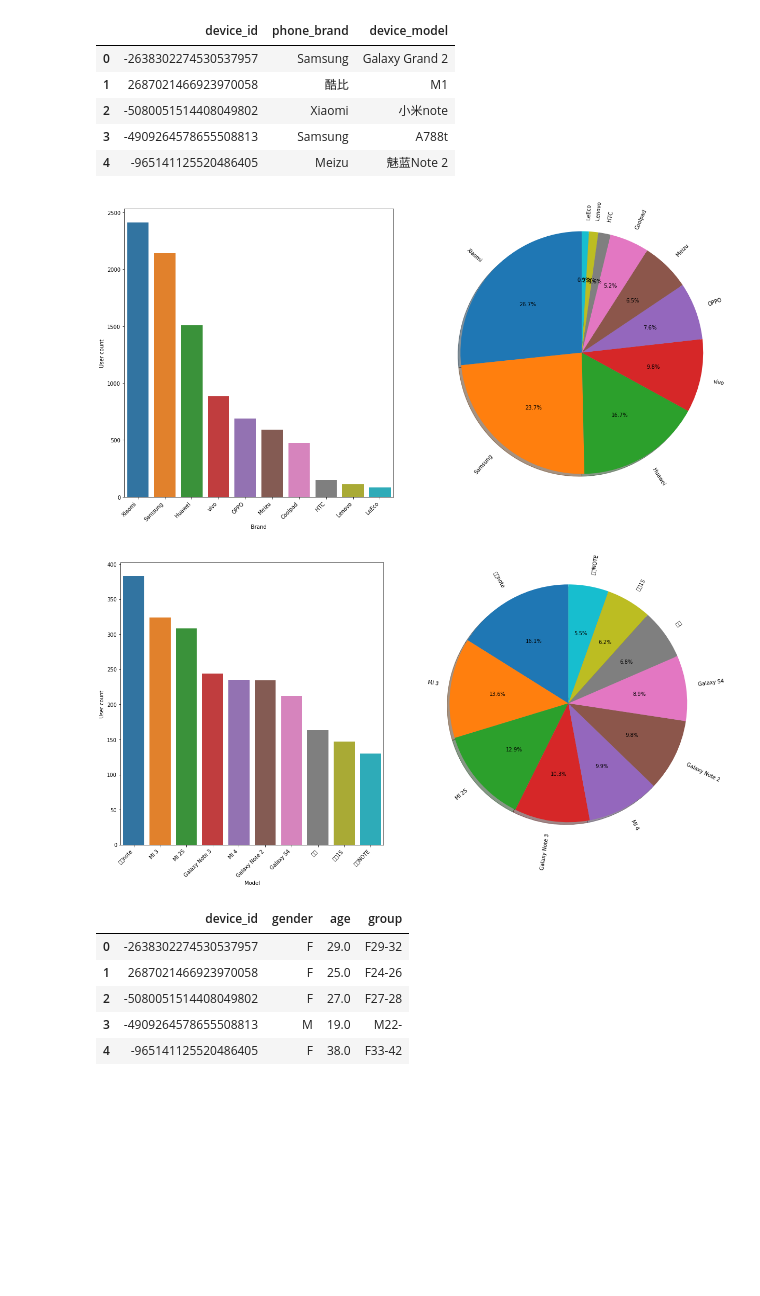
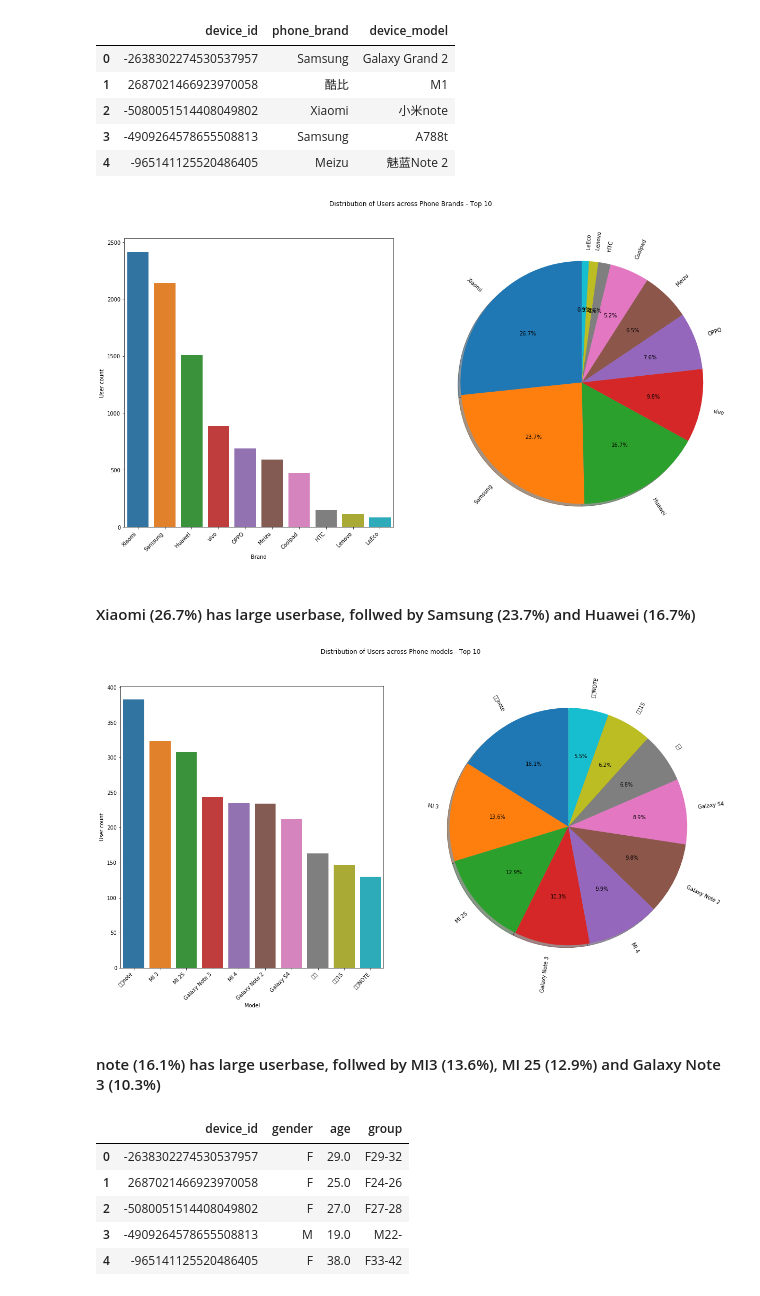
Before and after one commit to amondkar/CAPSTONE-PROJECT1, a Jupyter notebook: Mobile Data Usage - Data Analytics - V2.ipynb, the cells around one changed output. Drawn from its saved outputs; the diff is of its cells as text; code cells hidden in the pictures; blank space fills up the shorter version.

```diff
--- a/Mobile Data Usage - Data Analytics - V2.ipynb
+++ b/Mobile Data Usage - Data Analytics - V2.ipynb
@@ -640,20 +575,22 @@ brand_device_data=phone_brand_device_model.groupby('phone_brand').device_id.nuni
 # %%
 fig1, ax1 = plt.subplots(1,2,figsize = (20,10))
 
 sns.barplot(x="phone_brand", y="device_id", data=brand_device_data,ax=ax1[0])
 ax1[0].set(xlabel='Brand', ylabel='User count')
 ax1[0].set_xticklabels(ax1[0].get_xticklabels(), rotation=45, horizontalalignment='right')
 
 ax1[1].pie(brand_device_data['device_id'],  labels=brand_device_data['phone_brand'], autopct='%1.1f%%',
         shadow=True, startangle=90, rotatelabels=True )
 ax1[1].axis('equal')  # Equal aspect ratio ensures that pie is drawn as a circle.
 ax1[1].set_xticklabels(ax1[1].get_xticklabels(), rotation=45, horizontalalignment='right')
 
 
-#plt.title("Distribution of Users across States")
+fig1.suptitle("Distribution of Users across Phone Brands - Top 10")
 plt.show()
 # %% [output]
-[figure, old version]
+[figure, new version]
+# %% [markdown]
+#### Xiaomi (26.7%) has large userbase, follwed by Samsung (23.7%) and Huawei (16.7%)
 # %%
 model_device_data=phone_brand_device_model.groupby('device_model').device_id.nunique().reset_index().sort_values(['device_id'], ascending=False).head(10)
 # %%
@@ -669,10 +606,12 @@ ax11[1].axis('equal')  # Equal aspect ratio ensures that pie is drawn as a circl
 ax11[1].set_xticklabels(ax11[1].get_xticklabels(), rotation=45, horizontalalignment='right')
 
 
-#plt.title("Distribution of Users across States")
+fig11.suptitle("Distribution of Users across Phone models - Top 10")
 plt.show()
 # %% [output]
-[figure, old version]
+[figure, new version]
+# %% [markdown]
+#### note (16.1%) has large userbase, follwed by MI3 (13.6%), MI 25 (12.9%) and Galaxy Note 3 (10.3%)
 # %%
 gender_age_train.head()
 # %% [output]
```
Also changed, not shown: parts of 52 cells of this notebook.
